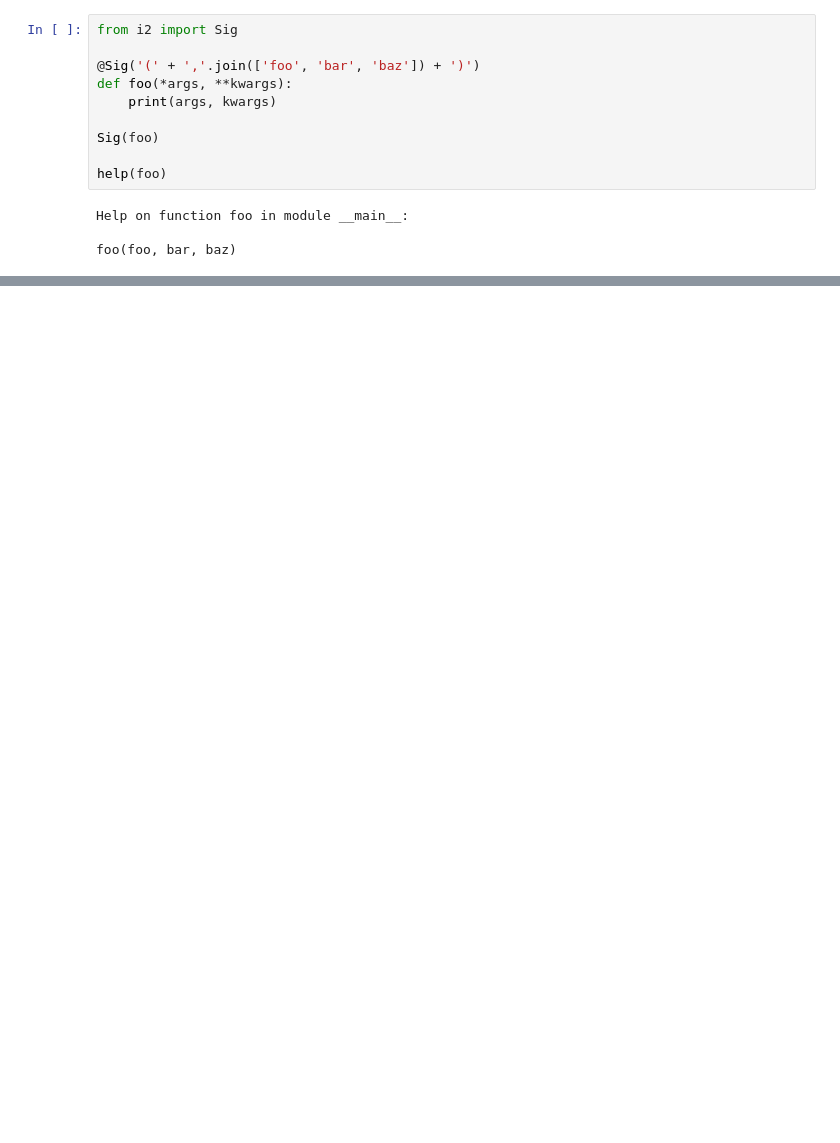
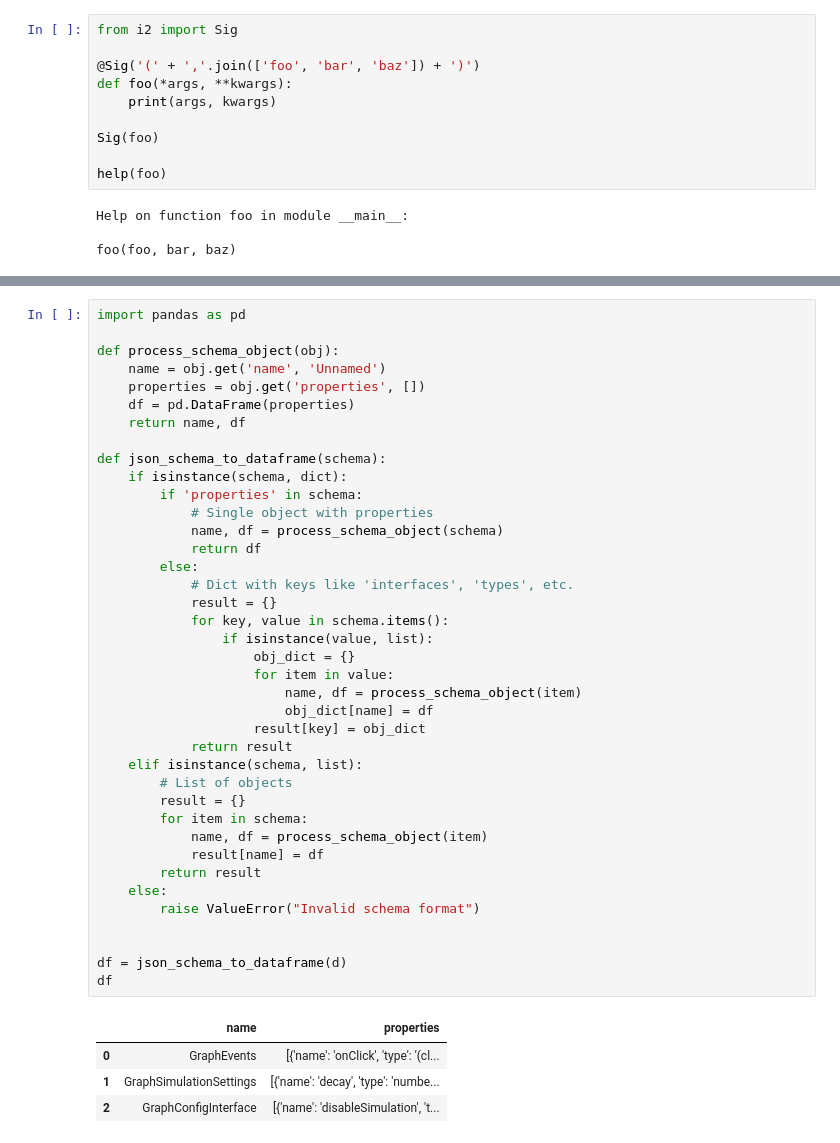
Before and after one commit to figiri/cosmograph_widget, a Jupyter notebook: notebooks/tw_scrap.ipynb, the cells around one changed output, grey strips where cells are left out. Cells and saved outputs as stored; diff of their text form; blank space fills up the shorter version.

Commit message:
feat: json schemas of ts interfaces

```diff
--- a/notebooks/tw_scrap.ipynb
+++ b/notebooks/tw_scrap.ipynb
@@ -519,0 +732,44 @@ NotFoundError: Error code: 404 - {'error': {'message': 'The model `gpt-3OM4utwwK
+# %%
+import pandas as pd
+
+def process_schema_object(obj):
+    name = obj.get('name', 'Unnamed')
+    properties = obj.get('properties', [])
+    df = pd.DataFrame(properties)
+    return name, df
+
+def json_schema_to_dataframe(schema):
+    if isinstance(schema, dict):
+        if 'properties' in schema:
+            # Single object with properties
+            name, df = process_schema_object(schema)
+            return df
+        else:
+            # Dict with keys like 'interfaces', 'types', etc.
+            result = {}
+            for key, value in schema.items():
+                if isinstance(value, list):
+                    obj_dict = {}
+                    for item in value:
+                        name, df = process_schema_object(item)
+                        obj_dict[name] = df
+                    result[key] = obj_dict
+            return result
+    elif isinstance(schema, list):
+        # List of objects
+        result = {}
+        for item in schema:
+            name, df = process_schema_object(item)
+            result[name] = df
+        return result
+    else:
+        raise ValueError("Invalid schema format")
+
+
+df = json_schema_to_dataframe(d)
+df
+# %% [output]
+|  | name | properties |
+| 0 | GraphEvents | [{'name': 'onClick', 'type': '(cl... |
+| 1 | GraphSimulationSettings | [{'name': 'decay', 'type': 'numbe... |
+| 2 | GraphConfigInterface | [{'name': 'disableSimulation', 't... |
```
Also changed, not shown: parts of 15 cells of this notebook, 1 other file.
